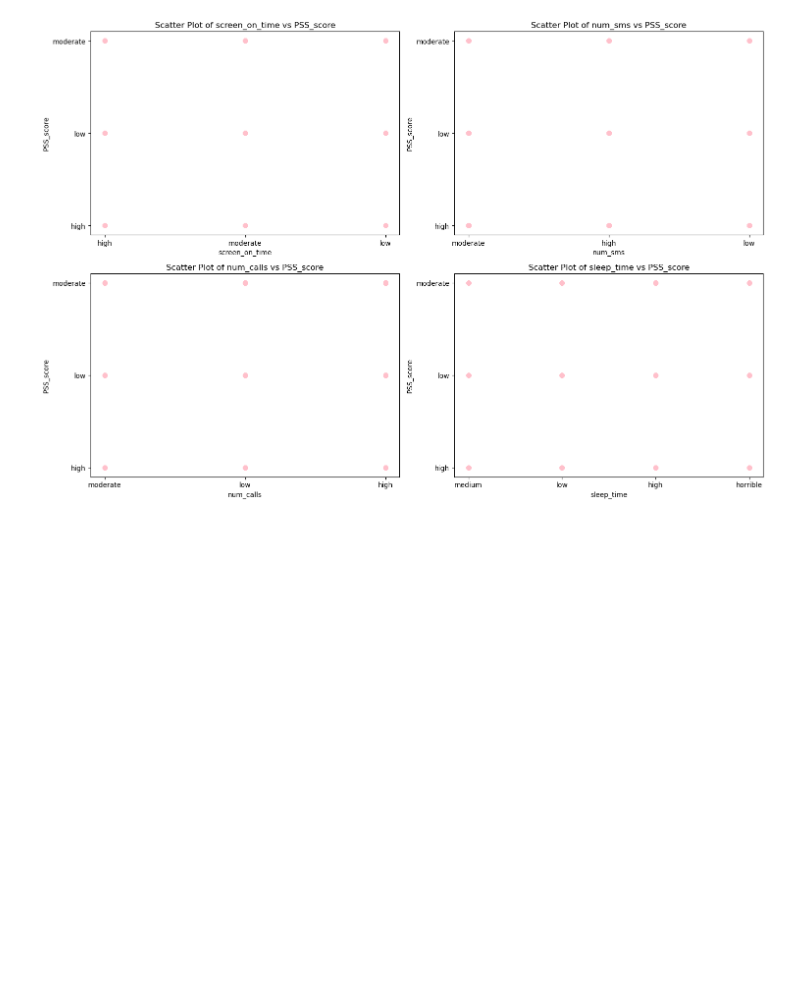
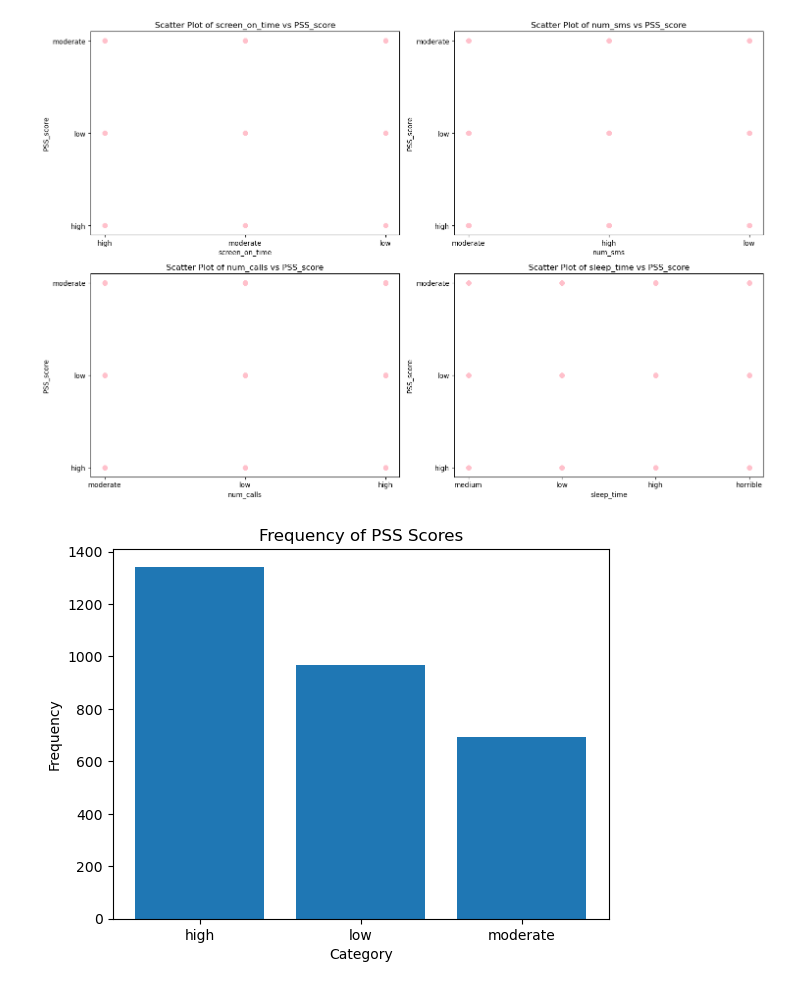
Before and after one commit to awilliams02/322-Semester-Project, a Jupyter notebook: data_cleaning.ipynb, the cells around one changed output. Drawn from its saved outputs; the diff is of its cells as text; code cells hidden in the pictures; blank space fills up the shorter version.

Commit message:
Frequency Diagrams.

```diff
--- a/data_cleaning.ipynb
+++ b/data_cleaning.ipynb
@@ -5,6 +5,16 @@ from mysklearn.mypytable import MyPyTable
 import matplotlib.pyplot as plt
 # %%
 # Define the discretization function
+def plot_frequency_diagram(categories, labels, title):
+    """Plot a frequency diagram (bar chart) for the categories."""
+    unique_categories = sorted(set(categories))  # Find the unique categories in sorted order
+    frequencies = [categories.count(cat) for cat in unique_categories]  # Count the occurrences of each category
+
+    plt.bar(labels, frequencies)  # Create a bar chart with the labels and frequencies
+    plt.title(title)  # Set the title of the chart
+    plt.xlabel('Category')  # Label the x-axis
+    plt.ylabel('Frequency')  # Label the y-axis
+    plt.show()  # Display the chart
 def plot_scatterplots(data, attribute_pairs):
     plt.figure(figsize=(15, 10))
     for i, (x_attr, y_attr) in enumerate(attribute_pairs):
@@ -163,3 +174,26 @@ scatter_pairs = [('screen_on_time', 'PSS_score'), ('num_sms', 'PSS_score'), ('nu
 plot_scatterplots(myTable, scatter_pairs)
 # %% [output]
 [figure]
+# %%
+# Read and process the CSV file
+with open("cleaned_data.csv") as file:
+    data = [line.strip().split(",") for line in file.readlines()]
+
+# Extract the header and data rows
+header = data[0]
+rows = data[1:]
+
+# Get the index of the PSS_score column
+pss_score_index = header.index("PSS_score")
+
+# Extract the PSS_score values
+pss_scores = [row[pss_score_index] for row in rows]
+
+# Define labels for the bar chart
+labels = ["high", "low", "moderate"]
+
+# Call the function
+plot_frequency_diagram(pss_scores, labels, "Frequency of PSS Scores")
+#Pull 650 of each classification to use for random forest classifer
+# %% [output]
+[figure, added]
```
Also changed, not shown: parts of 1 cell of this notebook, 1 other file.
